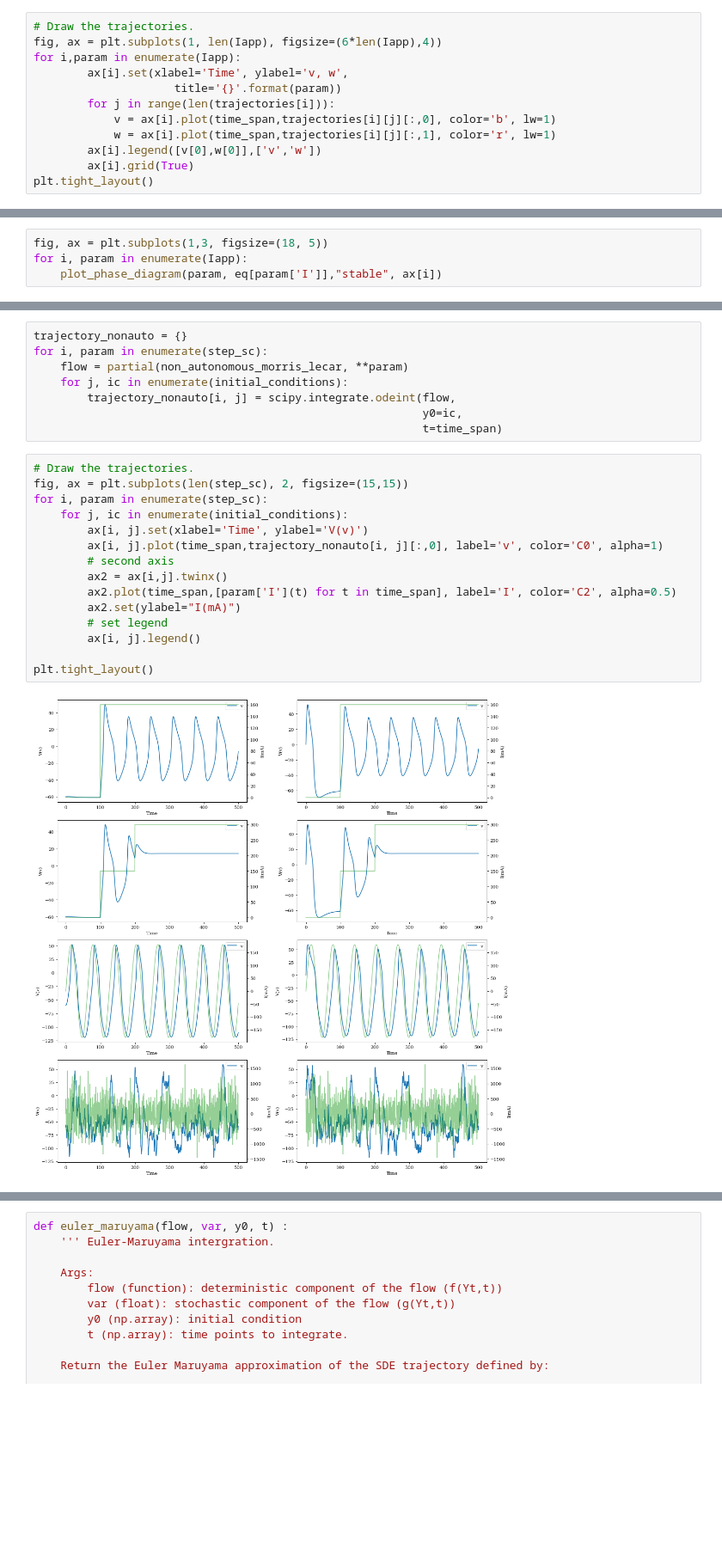
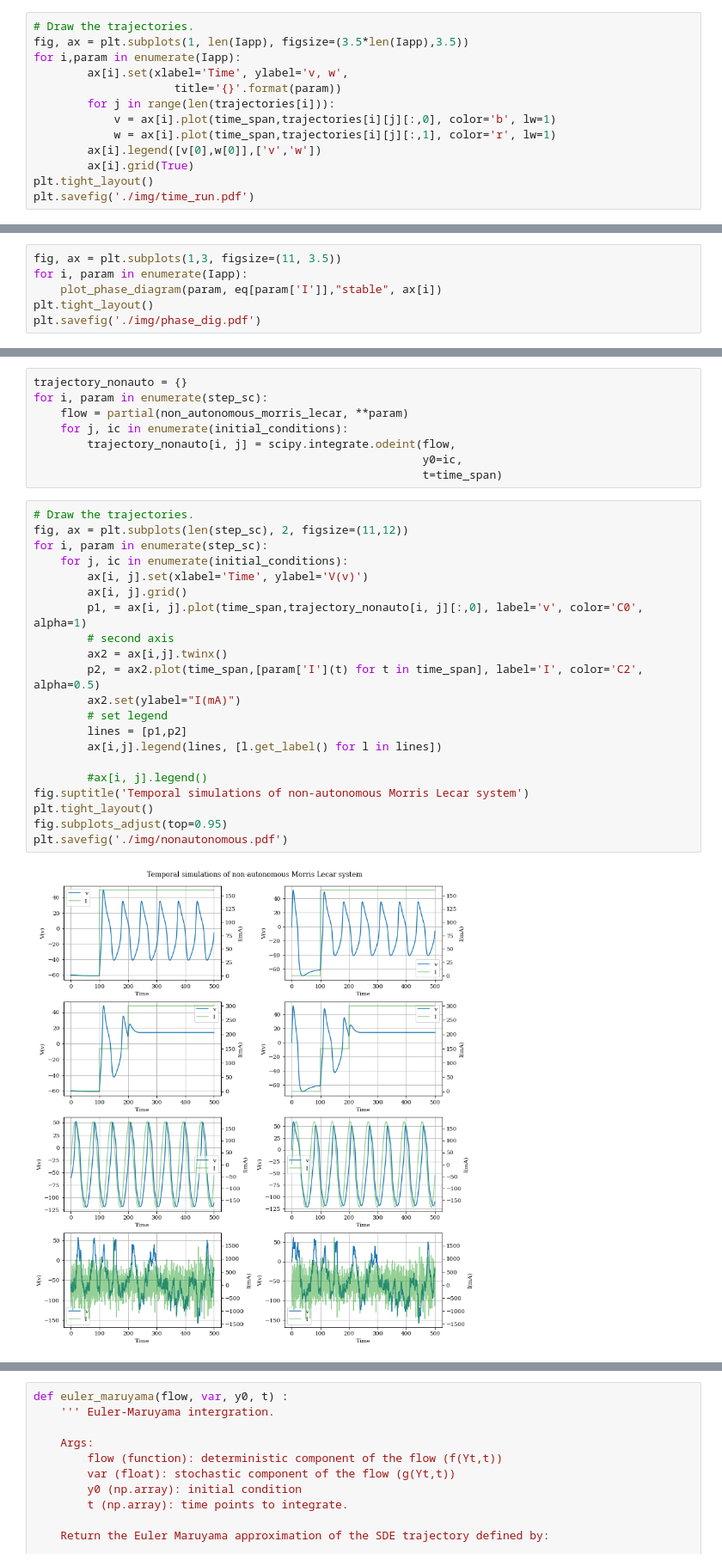
Before and after one commit to jaumecolomhernandez/mmb-mathneuroscience, a Jupyter notebook: morris_lecar_analysis.ipynb, the cells around one changed output, grey strips where cells are left out. Shown at 86% size. Drawn from its saved outputs; the diff is of its cells as text; blank space fills up the shorter version.

```diff
--- a/morris_lecar_analysis.ipynb
+++ b/morris_lecar_analysis.ipynb
@@ -85,7 +85,7 @@ for i,param in enumerate(Iapp):
     trajectories[i] = get_displacement(param, time_span=time_span, dmax=50,  number=3)
 # %%
 # Draw the trajectories.
-fig, ax = plt.subplots(1, len(Iapp), figsize=(6*len(Iapp),4))
+fig, ax = plt.subplots(1, len(Iapp), figsize=(3.5*len(Iapp),3.5))
 for i,param in enumerate(Iapp):
         ax[i].set(xlabel='Time', ylabel='v, w',
                      title='{}'.format(param))
@@ -95,4 +95,5 @@ for i,param in enumerate(Iapp):
         ax[i].legend([v[0],w[0]],['v','w'])
         ax[i].grid(True)
 plt.tight_layout()
+plt.savefig('./img/time_run.pdf')
 # %% [output]
@@ -244,7 +244,9 @@ def plot_phase_diagram(param, eq, stability, ax=None, title=None):
     legend = [Line2D([0], [0],marker="s", markerfacecolor=eq['c'], markersize=10, color='w', lw=4)]
     ax.legend(legend, [eq["eq"]], loc=2, prop={'size': 10})
 # %%
-fig, ax = plt.subplots(1,3, figsize=(18, 5))
+fig, ax = plt.subplots(1,3, figsize=(11, 3.5))
 for i, param in enumerate(Iapp):
     plot_phase_diagram(param, eq[param['I']],"stable", ax[i])
+plt.tight_layout()
+plt.savefig('./img/phase_dig.pdf')
 # %% [output]
@@ -319,21 +321,27 @@ for i, param in enumerate(step_sc):
                                                           t=time_span)
 # %%
 # Draw the trajectories.
-fig, ax = plt.subplots(len(step_sc), 2, figsize=(15,15))
+fig, ax = plt.subplots(len(step_sc), 2, figsize=(11,12))
 for i, param in enumerate(step_sc):
     for j, ic in enumerate(initial_conditions):
         ax[i, j].set(xlabel='Time', ylabel='V(v)')
-        ax[i, j].plot(time_span,trajectory_nonauto[i, j][:,0], label='v', color='C0', alpha=1)
+        ax[i, j].grid()
+        p1, = ax[i, j].plot(time_span,trajectory_nonauto[i, j][:,0], label='v', color='C0', alpha=1)
         # second axis
         ax2 = ax[i,j].twinx()
-        ax2.plot(time_span,[param['I'](t) for t in time_span], label='I', color='C2', alpha=0.5)
+        p2, = ax2.plot(time_span,[param['I'](t) for t in time_span], label='I', color='C2', alpha=0.5)
         ax2.set(ylabel="I(mA)")
         # set legend
-        ax[i, j].legend()
+        lines = [p1,p2]
+        ax[i,j].legend(lines, [l.get_label() for l in lines])
 
+        #ax[i, j].legend()
+fig.suptitle('Temporal simulations of non-autonomous Morris Lecar system')
 plt.tight_layout()
+fig.subplots_adjust(top=0.95)
+plt.savefig('./img/nonautonomous.pdf')
 # %% [output]
-[figure, old version]
+[figure, new version]
 # %% [markdown]
 ## Stochastic Differential Equation
 
```
Also changed, not shown: parts of 14 cells of this notebook, 19 other files.
